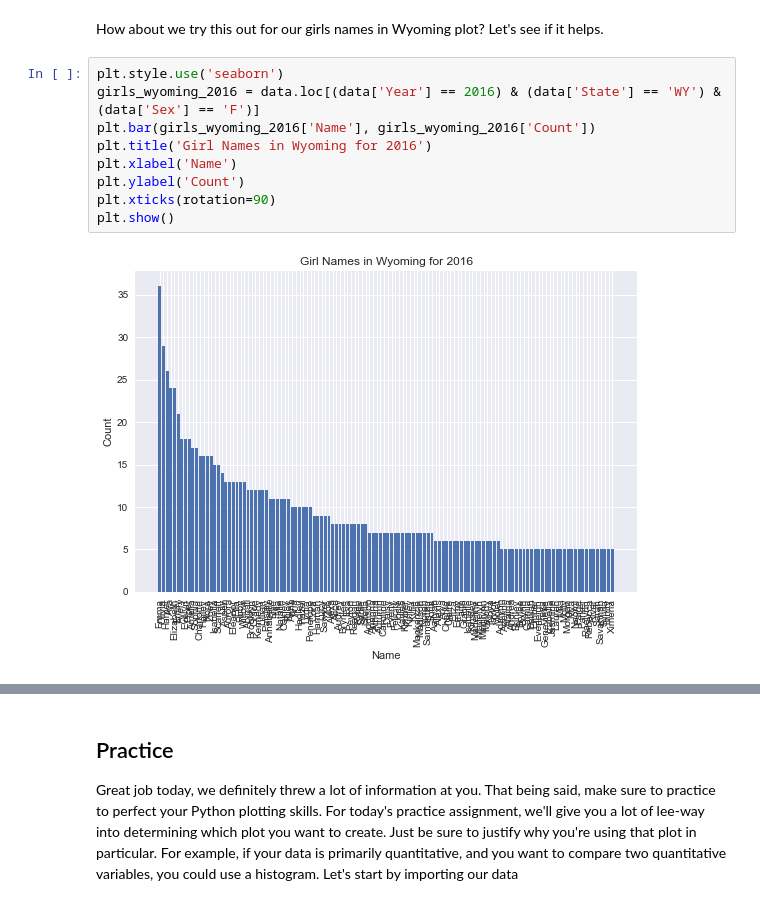
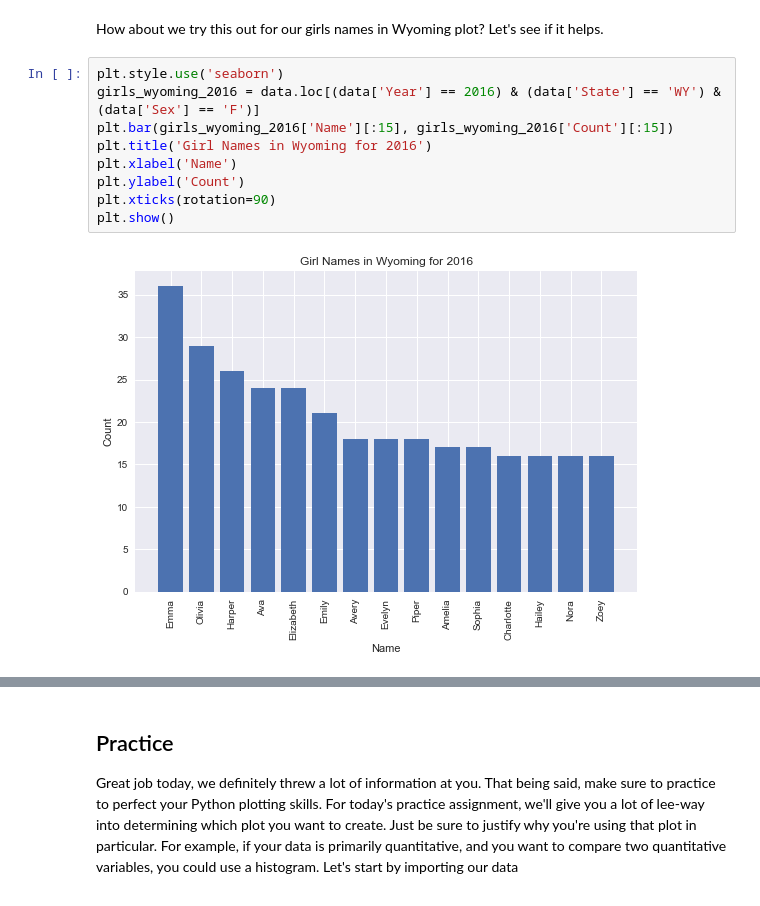
Before and after one commit to Sci-Teens/ecology-program, a Jupyter notebook: Lesson Three.ipynb, the cells around one changed output, grey strips where cells are left out. Saved outputs shown, nothing was run; the diff lists cells and outputs as text.

```diff
--- a/Lesson Three.ipynb
+++ b/Lesson Three.ipynb
@@ -150,12 +156,12 @@ How about we try this out for our girls names in Wyoming plot? Let's see if it h
 # %%
 plt.style.use('seaborn')
 girls_wyoming_2016 = data.loc[(data['Year'] == 2016) & (data['State'] == 'WY') & (data['Sex'] == 'F')]
-plt.bar(girls_wyoming_2016['Name'], girls_wyoming_2016['Count'])
+plt.bar(girls_wyoming_2016['Name'][:15], girls_wyoming_2016['Count'][:15])
 plt.title('Girl Names in Wyoming for 2016')
 plt.xlabel('Name')
 plt.ylabel('Count')
 plt.xticks(rotation=90)
 plt.show()
 # %% [output]
-[figure, old version]
+[figure, new version]
 # %% [markdown]
```
Also changed, not shown: parts of 14 cells of this notebook.
